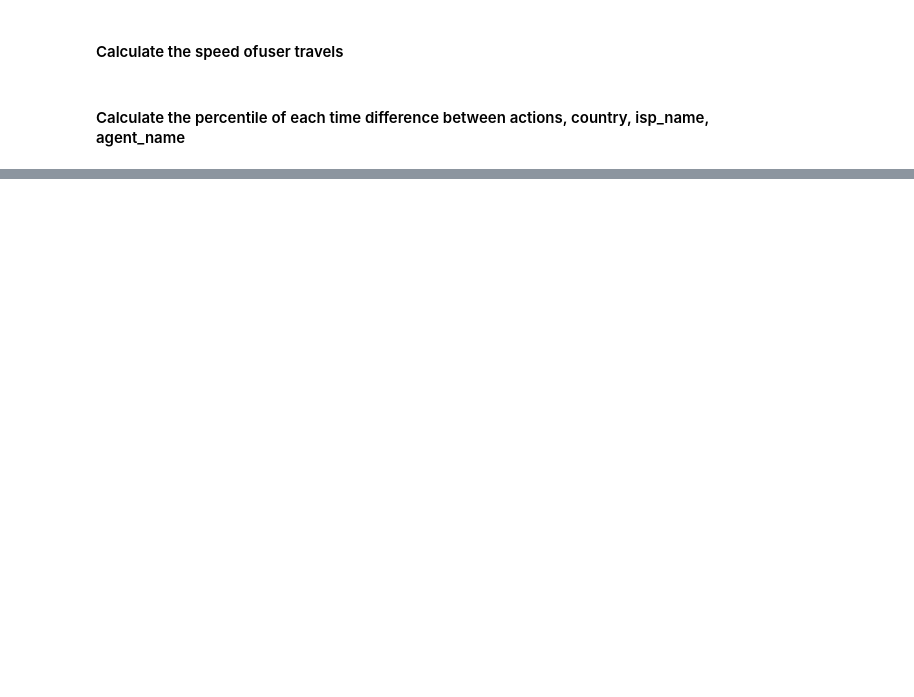
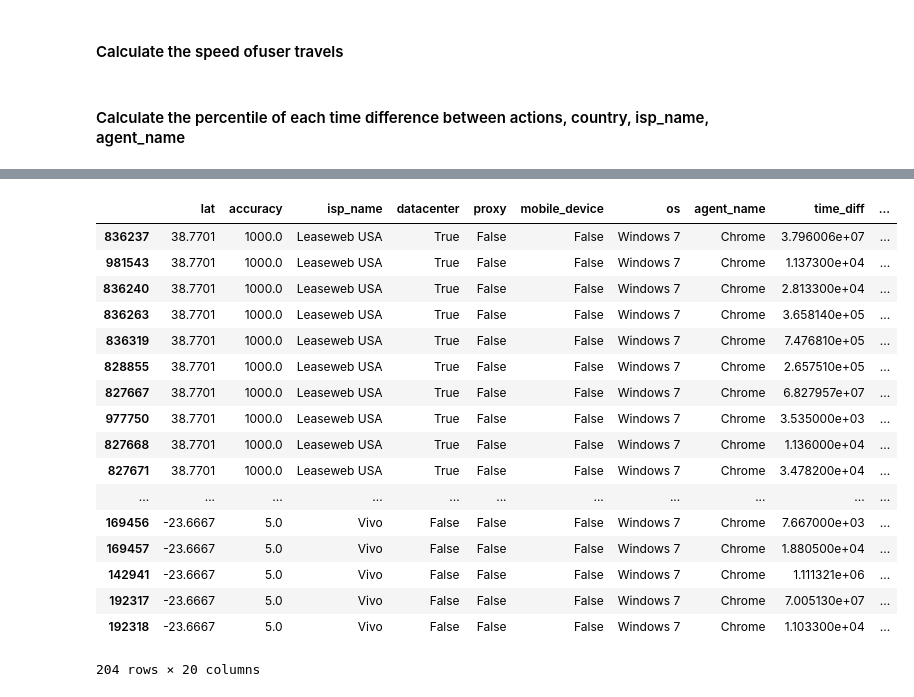
Before and after one commit to nadapzy/newcastle, a Jupyter notebook: newcastle.ipynb, the cells around one changed output, grey strips where cells are left out. Saved outputs shown, nothing was run; the diff lists cells and outputs as text; code cells hidden in the pictures; blank space fills up the shorter version.

```diff
--- a/newcastle.ipynb
+++ b/newcastle.ipynb
@@ -91,4 +133 @@ df=df.merge(df_agent_os,left_on='ua',right_on='ua',how='left')
-# %%
-df_model=df.drop(['ua','created_at','user_id','session_id','device_id','ip','lon','lat','accuracy','custom_name'],axis=1)
-df_model=df_model.drop(['l','city','isp_name'],axis=1)
 # %%
@@ -158,5 +153,5 @@ seed=25
 sf=IsolationForest(contamination=0.001,n_jobs=-1,random_state=seed)
 # %%
 # fitting the isolation forest model
-sf.fit(df_trans)
+sf.fit(df_model)
 # %% [output]
@@ -164,3 +161,3 @@ KeyboardInterrupt:
 # %%
-predict_anom=sf.predict(df_trans)
+predict_anom=sf.predict(df_model)
 # %%
@@ -185,0 +255,21 @@ df.shape
+# %%
+df[df.device_id==8066019 ].iloc[:,-20:]
+# %% [output]
+|  | lat | accuracy | isp_name | datacenter | proxy | mobile_device | os | agent_name | time_diff | ... |
+| 836237 | 38.7701 | 1000.0 | Leaseweb USA | True | False | False | Windows 7 | Chrome | 3.796006e+07 | ... |
+| 981543 | 38.7701 | 1000.0 | Leaseweb USA | True | False | False | Windows 7 | Chrome | 1.137300e+04 | ... |
+| 836240 | 38.7701 | 1000.0 | Leaseweb USA | True | False | False | Windows 7 | Chrome | 2.813300e+04 | ... |
+| 836263 | 38.7701 | 1000.0 | Leaseweb USA | True | False | False | Windows 7 | Chrome | 3.658140e+05 | ... |
+| 836319 | 38.7701 | 1000.0 | Leaseweb USA | True | False | False | Windows 7 | Chrome | 7.476810e+05 | ... |
+| 828855 | 38.7701 | 1000.0 | Leaseweb USA | True | False | False | Windows 7 | Chrome | 2.657510e+05 | ... |
+| 827667 | 38.7701 | 1000.0 | Leaseweb USA | True | False | False | Windows 7 | Chrome | 6.827957e+07 | ... |
+| 977750 | 38.7701 | 1000.0 | Leaseweb USA | True | False | False | Windows 7 | Chrome | 3.535000e+03 | ... |
+| 827668 | 38.7701 | 1000.0 | Leaseweb USA | True | False | False | Windows 7 | Chrome | 1.136000e+04 | ... |
+| 827671 | 38.7701 | 1000.0 | Leaseweb USA | True | False | False | Windows 7 | Chrome | 3.478200e+04 | ... |
+| ... | ... | ... | ... | ... | ... | ... | ... | ... | ... | ... |
+| 169456 | -23.6667 | 5.0 | Vivo | False | False | False | Windows 7 | Chrome | 7.667000e+03 | ... |
+| 169457 | -23.6667 | 5.0 | Vivo | False | False | False | Windows 7 | Chrome | 1.880500e+04 | ... |
+| 142941 | -23.6667 | 5.0 | Vivo | False | False | False | Windows 7 | Chrome | 1.111321e+06 | ... |
+| 192317 | -23.6667 | 5.0 | Vivo | False | False | False | Windows 7 | Chrome | 7.005130e+07 | ... |
+| 192318 | -23.6667 | 5.0 | Vivo | False | False | False | Windows 7 | Chrome | 1.103300e+04 | ... |
+204 rows × 20 columns
```
Also changed, not shown: parts of 40 cells of this notebook.
